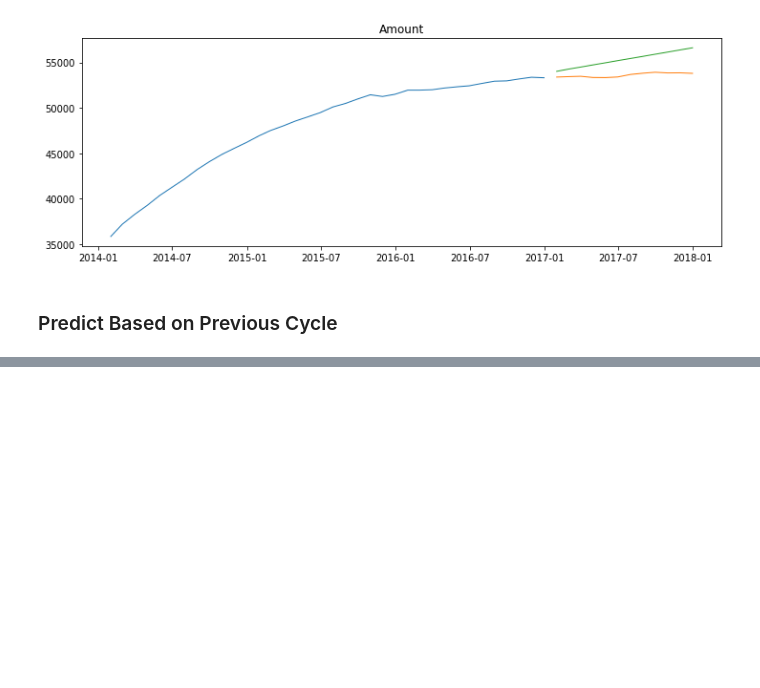
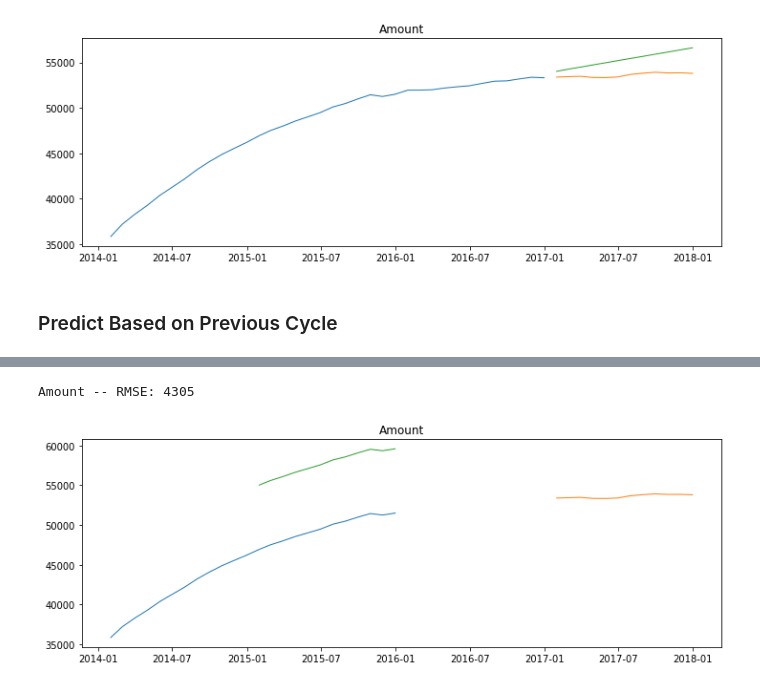
Before and after one commit to sunwenliang14/ds-methodologies-exercises, a Jupyter notebook: time_series/modeling_exercise.ipynb, the cells around one changed output, grey strips where cells are left out. Saved outputs shown, nothing was run; the diff lists cells and outputs as text; code cells hidden in the pictures; blank space fills up the shorter version.

Commit message:
updated modeling

```diff
--- a/time_series/modeling_exercise.ipynb
+++ b/time_series/modeling_exercise.ipynb
@@ -284,0 +290,4 @@ yhat_df.index = pd.date_range('2016-04-20', periods=len(yhat_df))
+# %%
+train = df[:'2015']
+validate = df['2016']
+test = df['2017']
@@ -284,0 +322,7 @@ yhat_df.index = pd.date_range('2016-04-20', periods=len(yhat_df))
+# %%
+for col in train.columns:
+    plot_and_eval(target_var = col)
+    eval_df = append_eval_df(model_type = 'previous year', target_var = col)
+# %% [output]
+Amount -- RMSE: 4305
+[figure, added]
```
Also changed, not shown: parts of 14 cells of this notebook.
